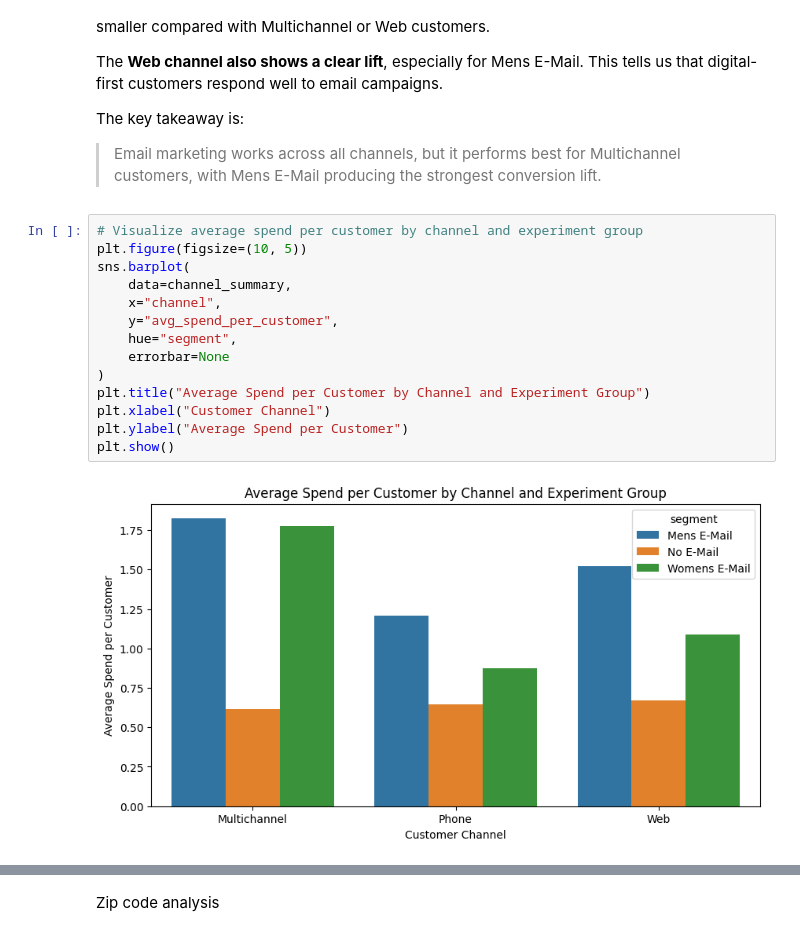
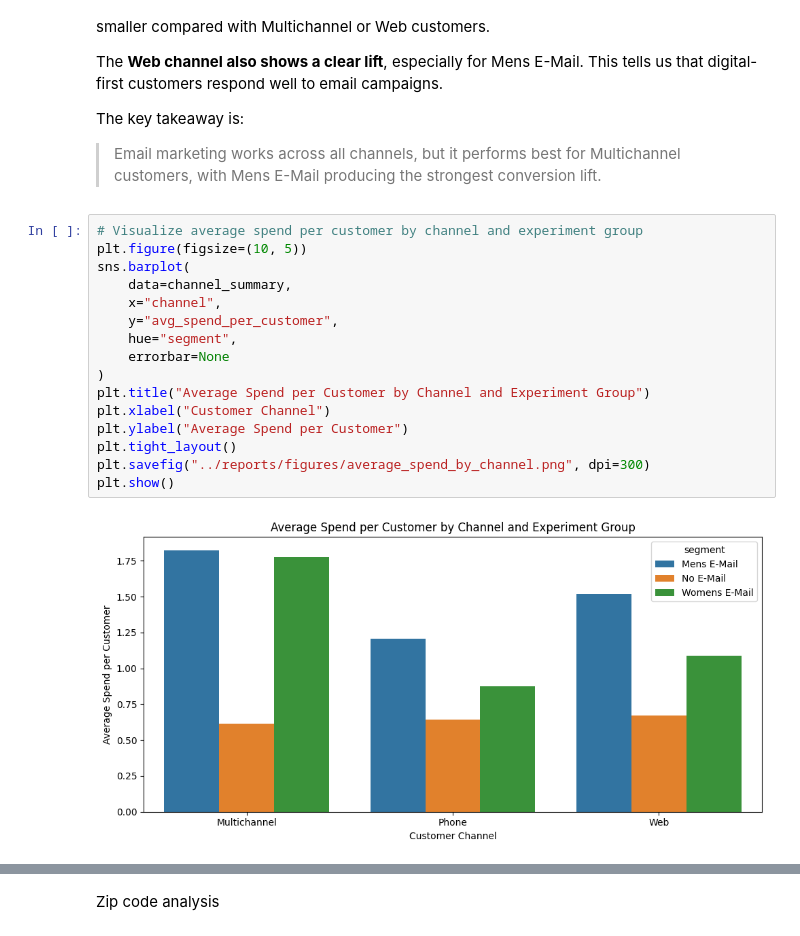
Before and after one commit to Phiziics/Product_ml, a Jupyter notebook: ab_testing/hillstrom-ab-testing/notebooks/01_data_understanding.ipynb, the cells around one changed output, grey strips where cells are left out. Saved outputs shown, nothing was run; the diff lists cells and outputs as text.

```diff
--- a/ab_testing/hillstrom-ab-testing/notebooks/01_data_understanding.ipynb
+++ b/ab_testing/hillstrom-ab-testing/notebooks/01_data_understanding.ipynb
@@ -602,16 +606,18 @@ The key takeaway is:
 # %%
 # Visualize average spend per customer by channel and experiment group
 plt.figure(figsize=(10, 5))
 sns.barplot(
     data=channel_summary,
     x="channel",
     y="avg_spend_per_customer",
     hue="segment",
     errorbar=None
 )
 plt.title("Average Spend per Customer by Channel and Experiment Group")
 plt.xlabel("Customer Channel")
 plt.ylabel("Average Spend per Customer")
+plt.tight_layout()
+plt.savefig("../reports/figures/average_spend_by_channel.png", dpi=300)
 plt.show()
 # %% [output]
-[figure, old version]
+[figure, new version]
```
Also changed, not shown: parts of 10 cells of this notebook, 5 other files.
